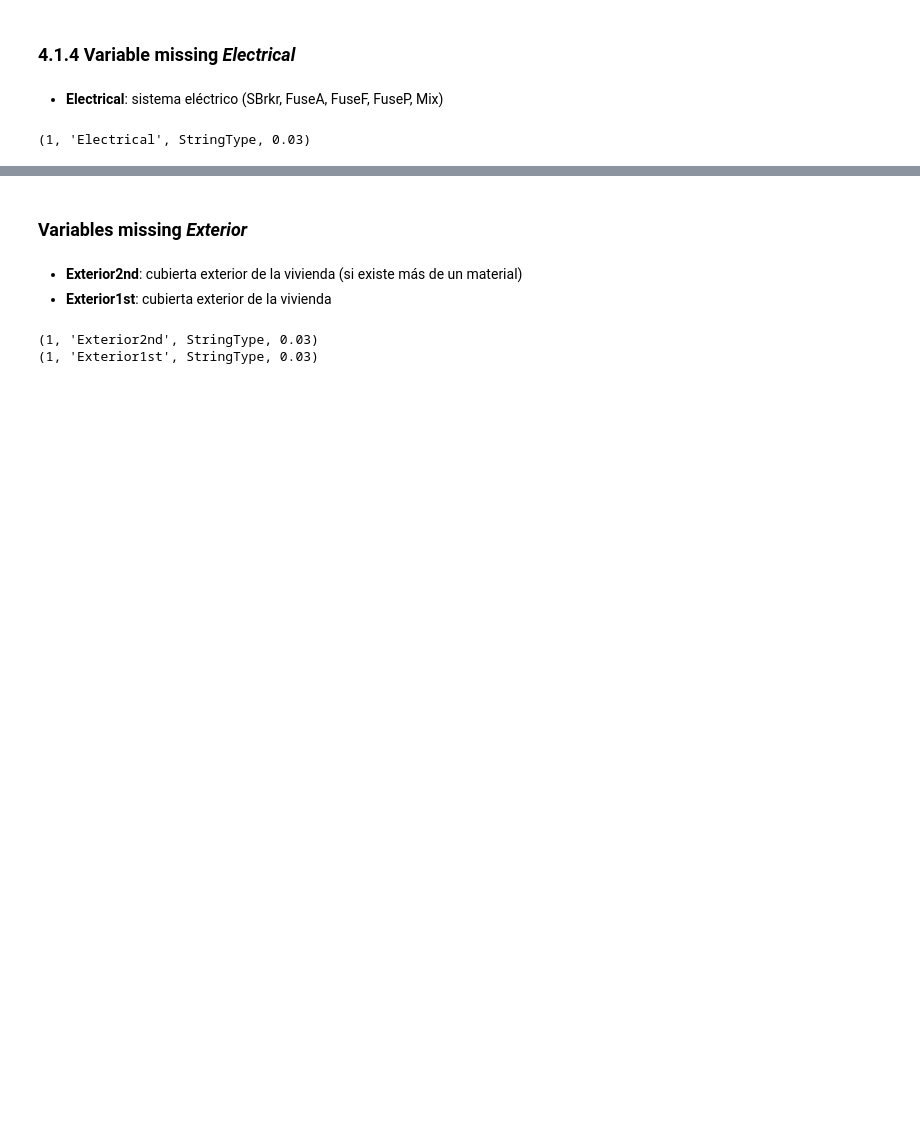
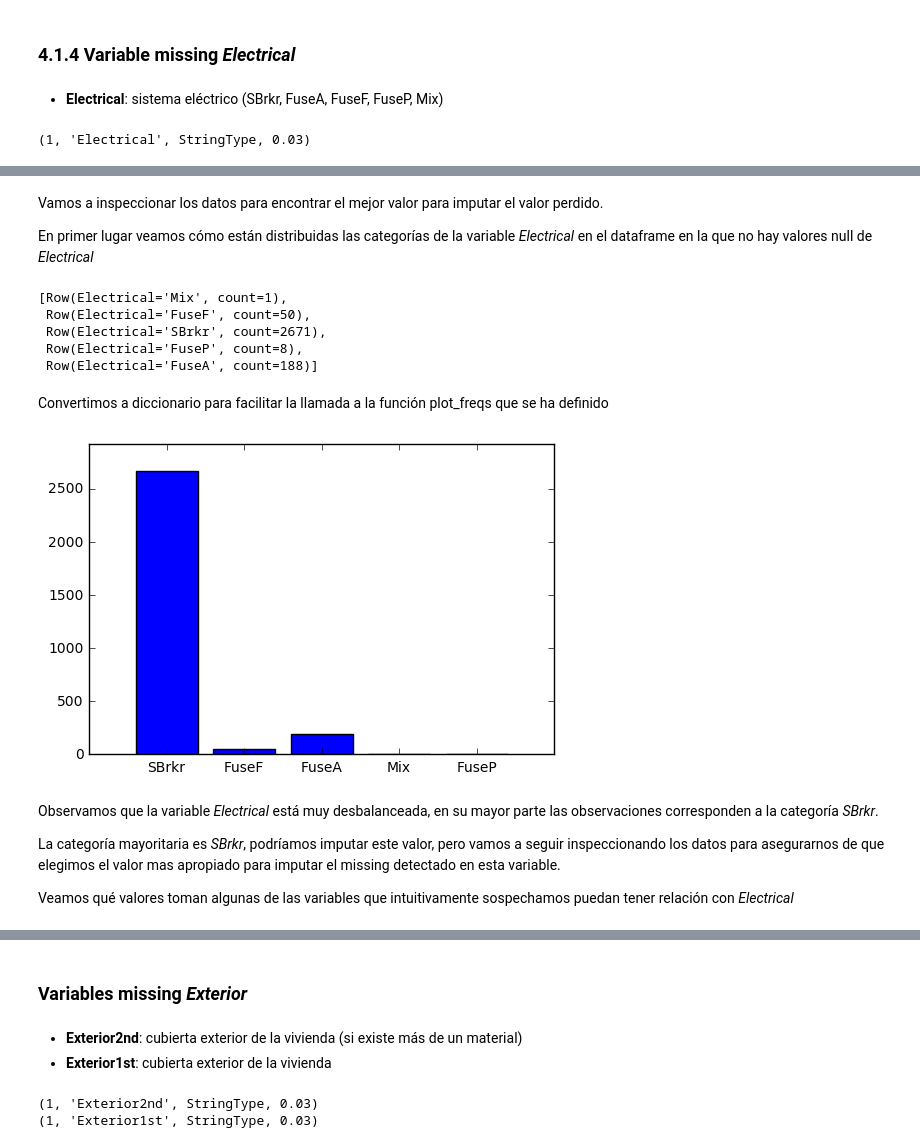
Before and after one commit to inmperfer/APBD, a Jupyter notebook: evaluacion_APBD_InmaPerea.ipynb, the cells around one changed output, grey strips where cells are left out. Saved outputs shown, nothing was run; the diff lists cells and outputs as text; code cells hidden in the pictures; blank space fills up the shorter version.

```diff
--- a/evaluacion_APBD_InmaPerea.ipynb
+++ b/evaluacion_APBD_InmaPerea.ipynb
@@ -514,0 +524,35 @@ no_miss_electrical = full.filter(full.Electrical.isNotNull())
+# %% [markdown]
+Vamos a inspeccionar los datos para encontrar el mejor valor para imputar el valor perdido.
+
+En primer lugar veamos cómo están distribuidas las categorías de la variable *Electrical* en el dataframe en la que no hay valores null de *Electrical*
+# %%
+import matplotlib.pyplot as plt
+
+def plot_freqs(categories, values, max_y):
+    %matplotlib inline
+    plt.bar(range(len(categories)), values, align='center')
+    plt.xticks(range(len(categories)), categories)
+    plt.ylim([0, max_y])
+# %%
+freq_table_electrical = no_miss_electrical.groupby('Electrical').count().collect()
+freq_table_electrical
+# %% [output]
+[Row(Electrical='Mix', count=1),
+ Row(Electrical='FuseF', count=50),
+ Row(Electrical='SBrkr', count=2671),
+ Row(Electrical='FuseP', count=8),
+ Row(Electrical='FuseA', count=188)]
+# %% [markdown]
+Convertimos a diccionario para facilitar la llamada a la función plot_freqs que se ha definido
+# %%
+freq_electrical={row.Electrical : row['count'] for row in freq_table_electrical}
+# %%
+plot_freqs(freq_electrical.keys(), freq_electrical.values(), sum(freq_electrical.values()))
+# %% [output]
+[figure, added]
+# %% [markdown]
+Observamos que la variable *Electrical* está muy desbalanceada, en su mayor parte las observaciones corresponden a la categoría *SBrkr*.
+
+La categoría mayoritaria es *SBrkr*, podríamos imputar este valor, pero vamos a seguir inspeccionando los datos para asegurarnos de que elegimos el valor mas apropiado para imputar el missing detectado en esta variable.
+
+Veamos qué valores toman algunas de las variables que intuitivamente sospechamos puedan tener relación con *Electrical*
```
Also changed, not shown: parts of 22 cells of this notebook.
